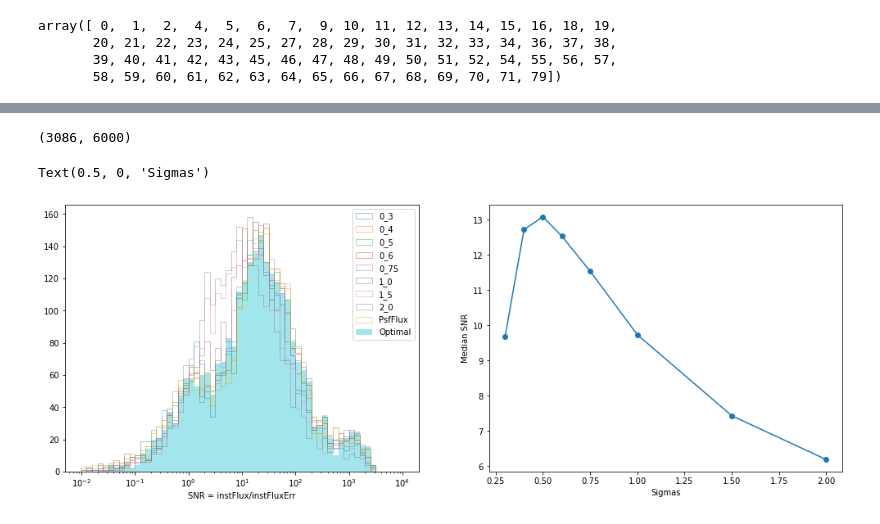
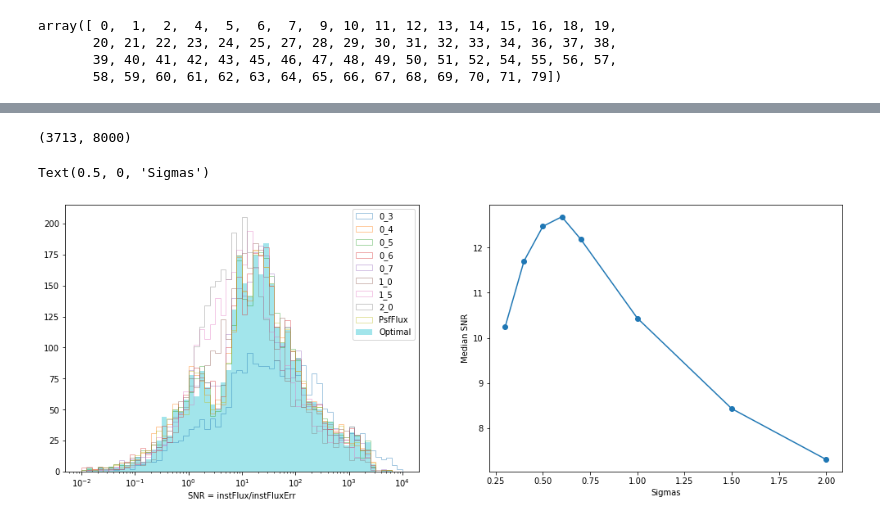
Before and after one commit to MerianSurvey/lambo, a Jupyter notebook: notebooks/hsc_gaap/S20A_gaap_pipe.ipynb, the cells around one changed output, grey strips where cells are left out. Cells and saved outputs as stored; diff of their text form; code cells hidden in the pictures.

Commit message:
gaap in production?

```diff
--- a/notebooks/hsc_gaap/S20A_gaap_pipe.ipynb
+++ b/notebooks/hsc_gaap/S20A_gaap_pipe.ipynb
@@ -46,16 +41,16 @@ Table length=2
 # %%
 from hsc_gaap.gaap import GaapTask
-gaap = GaapTask(9813, common_patches[0], 'i',
+gaap = GaapTask(9813, 32, 'i',
                 repo='/projects/MERIAN/repo/',
                 collections='S20A/deepCoadd_calexp')
 gaap._checkHSCfile()
 gaap.load_merian_reference(band='N708',
                            repo='/projects/MERIAN/repo/',
                            collections='DECam/runs/merian/dr1_wide',
-                           range=(0, 7746)
+                           range=(0, 8000)
                           )
 gaap.setDefaultMeasureConfig()
 gaap.run()
-# outcat = gaap.writeObjectTable()
+outcat = gaap.writeObjectTable()
 # %% [output]
 Loaded HSC deepCoadd_calexp image
@@ -202,43 +97,43 @@ WARNING: VerifyWarning: Keyword name 'NOISE_OFFSET' is greater than 8 characters
 good_objects = ~(outcat["i_gaap_flag"] | outcat['i_gaapOptimalFlux_flag_bigPsf'])
 np.sum(good_objects), len(good_objects)
 # %% [output]
-(3086, 6000)
+(3713, 8000)
 # %%
 fig, ax = plt.subplots(1, 2, figsize=(17,6))
 bins = np.logspace(-2,4,61)
 
-baseNames = list(gaap.measureConfig.plugins["ext_gaap_GaapFlux"].getAllGaapResultNames("ext_gaap_GaapFlux"))
+baseNames = list(gaap.measureConfig.measurement.plugins["ext_gaap_GaapFlux"].getAllGaapResultNames("ext_gaap_GaapFlux"))
 statistic_list = []
 statistic_upper_list, statistic_lower_list = [], []
 
-for baseName in gaap.measureConfig.plugins["ext_gaap_GaapFlux"].getAllGaapResultNames("ext_gaap_GaapFlux"):
+for baseName in gaap.measureConfig.measurement.plugins["ext_gaap_GaapFlux"].getAllGaapResultNames("ext_gaap_GaapFlux"):
     label = baseName.split("x_")[-1]
     #if label[-1]=='5': continue
 #     if "PsfFlux" in label: continue
     histtype='stepfilled' if "Optimal" in baseName else 'step'
     snr = gaap.measCat[baseName+"_instFlux"][good_objects] / gaap.measCat[baseName+"_instFluxErr"][good_objects]
     ax[0].hist(snr, bins=bins, histtype=histtype,label=label, alpha=0.4)
     statistic = np.nanpercentile(snr, 50)
     # statistic = np.nanmean(snr)
     if "Optimal" in label:
         optStatistic = np.nanpercentile(snr, 50)
     if not ("PsfFlux" in label or "Optimal" in label):
         statistic_list.append(statistic)
         statistic_upper_list.append(np.percentile(snr, 84))
         statistic_lower_list.append(np.percentile(snr, 16))
 
 ax[0].set_xscale('log')
 ax[0].set_xlabel("SNR = instFlux/instFluxErr")
 #ax[0].set_yscale('log')
 ax[0].legend(loc='best')
 
-sigmas = gaap.measureConfig.plugins["ext_gaap_GaapFlux"].sigmas.list()
+sigmas = gaap.measureConfig.measurement.plugins["ext_gaap_GaapFlux"].sigmas.list()
 ax[1].plot(sigmas, statistic_list, 'o-')
 #ax[1].fill_between(sigmas, statistic_upper_list, statistic_lower_list, alpha=0.4)
 # ax[1].plot(3.6, optStatistic, "*", markersize=12)
 ax[1].set_ylabel("Median SNR")
 ax[1].set_xlabel("Sigmas")
 # ax[1].axvline(3.5, color='k', ls='-.')
 # %% [output]
 Text(0.5, 0, 'Sigmas')
-[figure, old version]
+[figure, new version]
```
Also changed, not shown: parts of 47 cells of this notebook, 2 other files.
